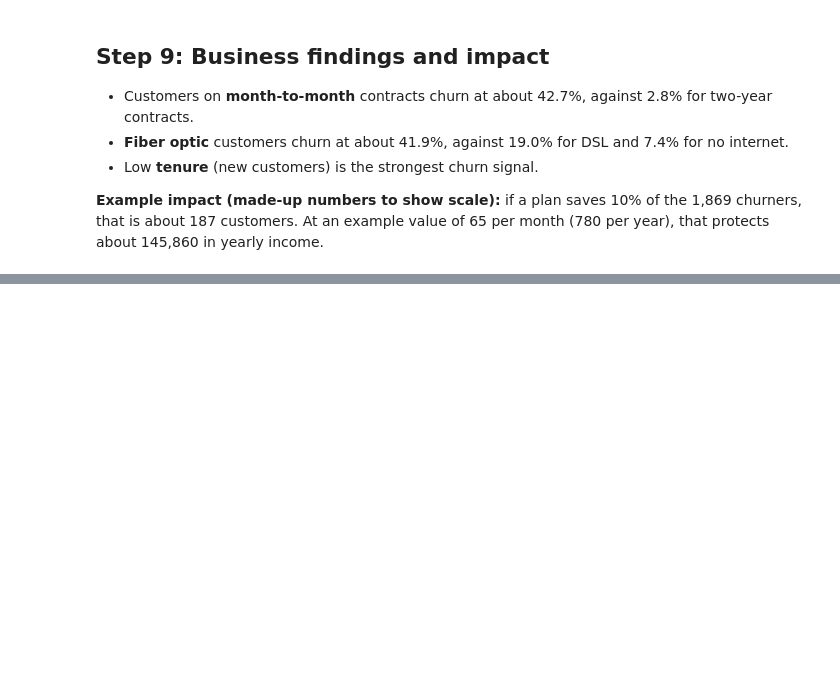
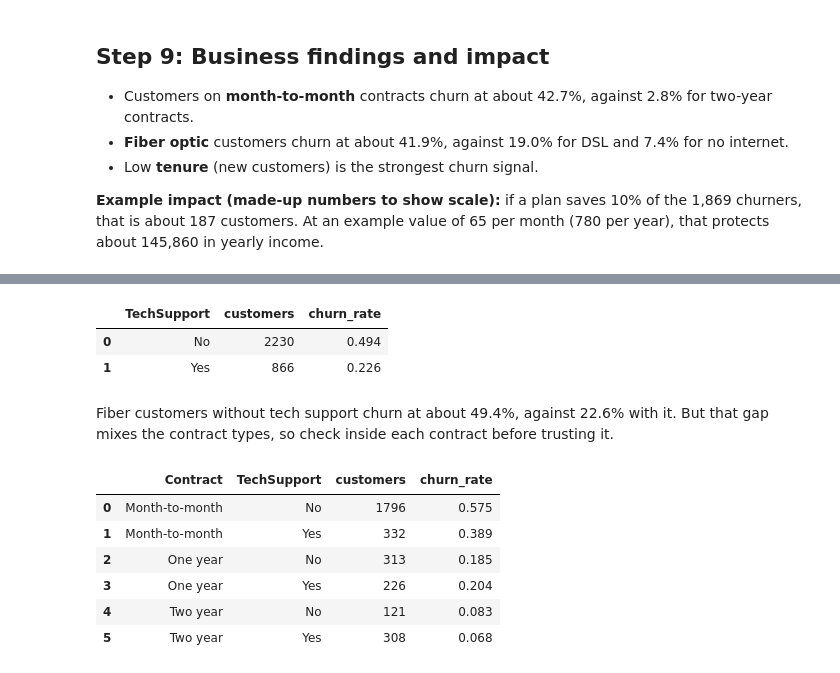
Before and after one commit to madhuraramaraj-bit/telco-churn-prediction, a Jupyter notebook: Churn_prediction.ipynb, the cells around one changed output, grey strips where cells are left out. Drawn from its saved outputs; the diff is of its cells as text; code cells hidden in the pictures; blank space fills up the shorter version.

```diff
--- a/Churn_prediction.ipynb
+++ b/Churn_prediction.ipynb
@@ -145,0 +381,29 @@ print("Yearly income protected:", round(saved) * yearly_value)
+# %%
+sql("""
+SELECT TechSupport, COUNT(*) AS customers, ROUND(AVG(Churn), 3) AS churn_rate
+FROM churn
+WHERE InternetService = 'Fiber optic'
+GROUP BY TechSupport
+""")
+# %% [output]
+|  | TechSupport | customers | churn_rate |
+| 0 | No | 2230 | 0.494 |
+| 1 | Yes | 866 | 0.226 |
+# %% [markdown]
+Fiber customers without tech support churn at about 49.4%, against 22.6% with it. But that gap mixes the contract types, so check inside each contract before trusting it.
+# %%
+sql("""
+SELECT Contract, TechSupport, COUNT(*) AS customers, ROUND(AVG(Churn), 3) AS churn_rate
+FROM churn
+WHERE InternetService = 'Fiber optic'
+GROUP BY Contract, TechSupport
+ORDER BY Contract, TechSupport
+""")
+# %% [output]
+|  | Contract | TechSupport | customers | churn_rate |
+| 0 | Month-to-month | No | 1796 | 0.575 |
+| 1 | Month-to-month | Yes | 332 | 0.389 |
+| 2 | One year | No | 313 | 0.185 |
+| 3 | One year | Yes | 226 | 0.204 |
+| 4 | Two year | No | 121 | 0.083 |
+| 5 | Two year | Yes | 308 | 0.068 |
```
Also changed, not shown: parts of 29 cells of this notebook.
